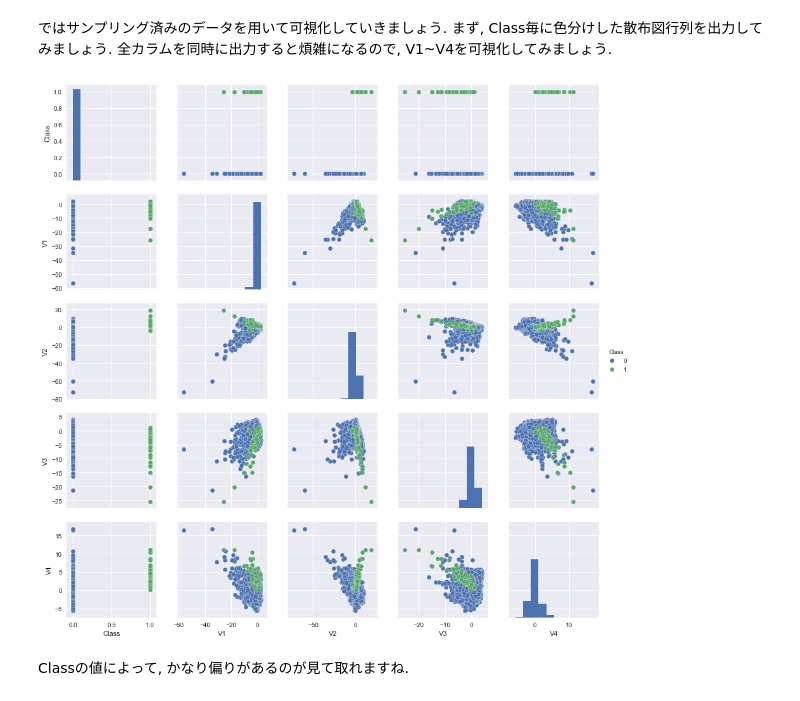
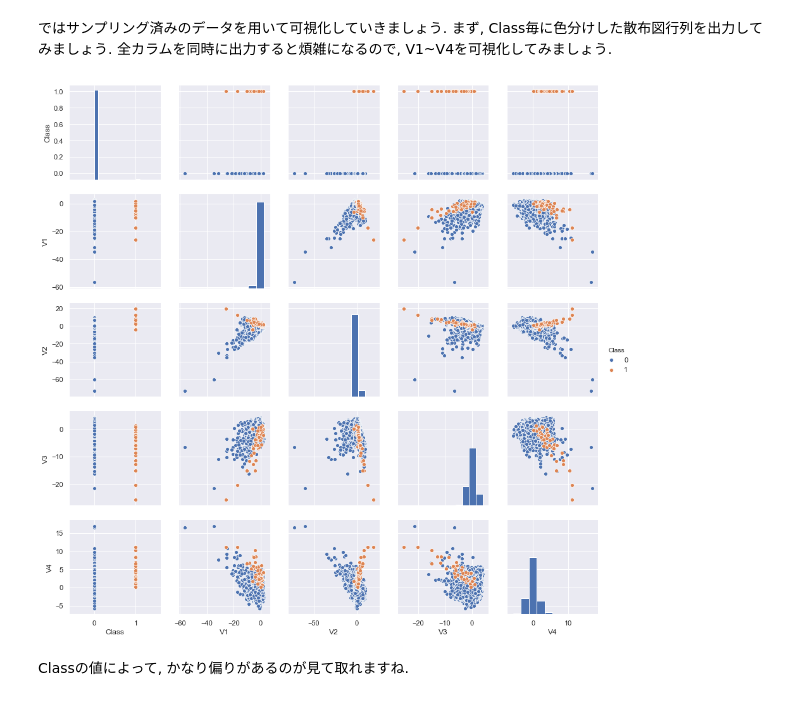
Before and after one commit to gunosy/Gunosy-Internship-Textbook, a Jupyter notebook: summer_intern_textbook.ipynb, the cells around one changed output. Drawn from its saved outputs; the diff is of its cells as text; code cells hidden in the pictures.

```diff
--- a/summer_intern_textbook.ipynb
+++ b/summer_intern_textbook.ipynb
@@ -182,10 +183,11 @@ len(df_sampled)
 ではサンプリング済みのデータを用いて可視化していきましょう. まず, Class毎に色分けした散布図行列を出力してみましょう. 全カラムを同時に出力すると煩雑になるので, V1~V4を可視化してみましょう.
 # %%
 #散布図行列
-sns.pairplot(df_sampled[['Class', 'V1','V2','V3','V4']], hue='Class')
-sns.plt.show()
+sns.set()
+sns.pairplot(df_sampled[['Class', 'V1','V2','V3','V4']], hue='Class', diag_kind='hist')
+plt.show()
 # %% [output]
-[figure, old version]
+[figure, new version]
 # %% [markdown]
 Classの値によって, かなり偏りがあるのが見て取れますね.
 # %% [markdown]
```
Also changed, not shown: parts of 8 cells of this notebook, 1 other file.
